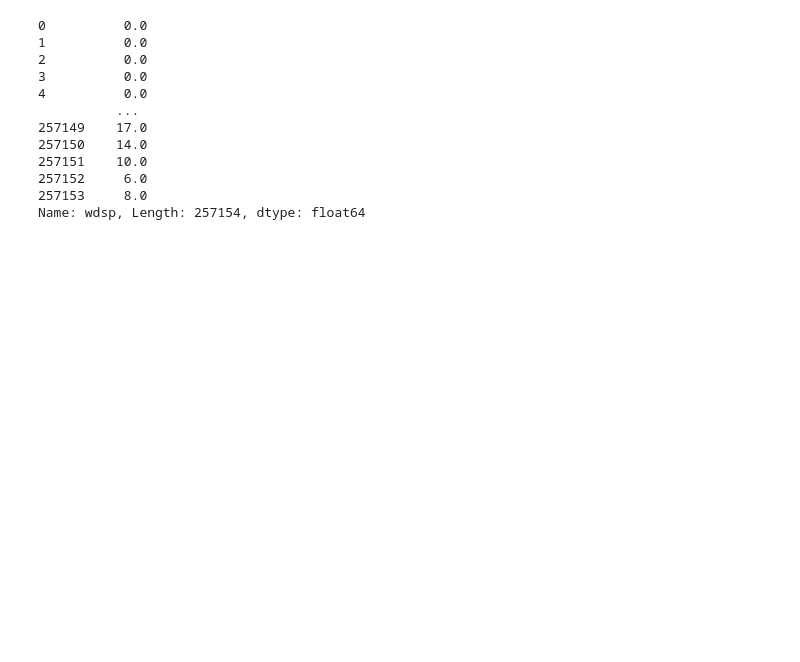
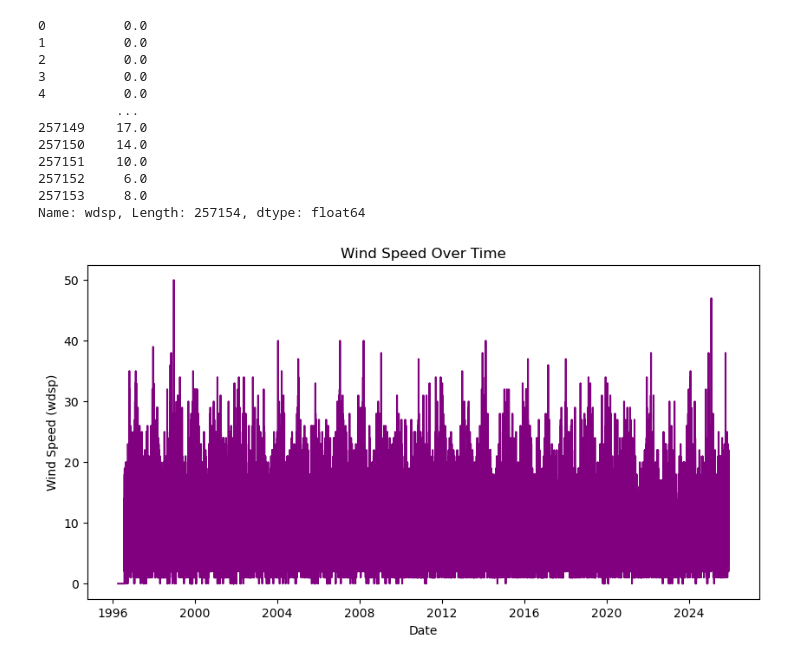
Before and after one commit to tanyasanjuan/pfda-assignments, a Jupyter notebook: Week06/assignment_6_weather.ipynb, the cells around one changed output. Drawn from its saved outputs; the diff is of its cells as text; code cells hidden in the pictures; blank space fills up the shorter version.

Commit message:
Plot the windspeed

```diff
--- a/Week06/assignment_6_weather.ipynb
+++ b/Week06/assignment_6_weather.ipynb
@@ -159,3 +159,13 @@ print(df['wdsp'])
 257152     6.0
 257153     8.0
 Name: wdsp, Length: 257154, dtype: float64
+# %%
+# Plot the wind speed over time
+plt.figure(figsize=(10, 5))
+plt.plot(df['date'], df['wdsp'], color='purple', linestyle='-')
+plt.xlabel('Date')
+plt.ylabel('Wind Speed (wdsp)')
+plt.title('Wind Speed Over Time')
+plt.show()
+# %% [output]
+[figure, added]
```
